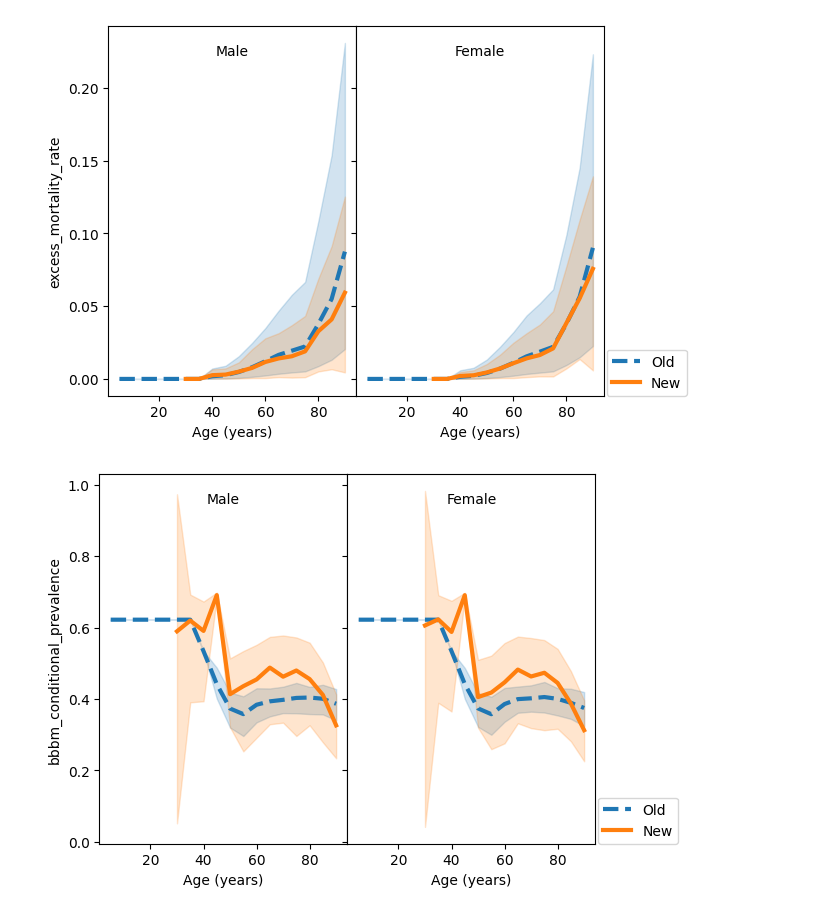
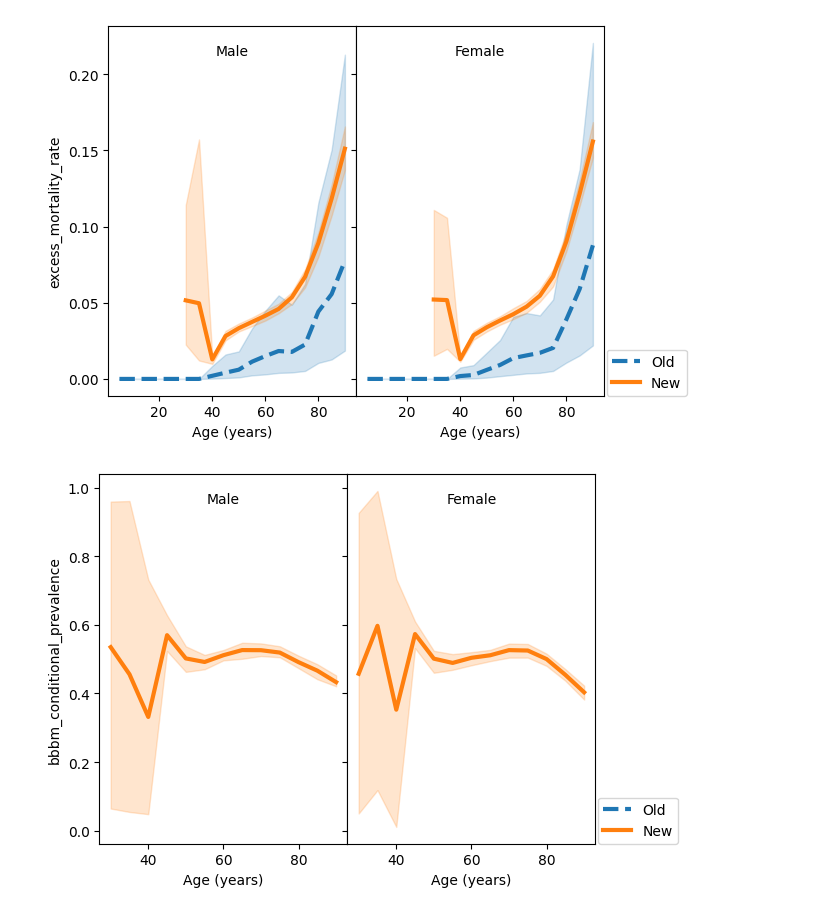
Before and after one commit to ihmeuw/vivarium_csu_alzheimers, a Jupyter notebook: generate_and_test_consistent_rates.ipynb, the cells around one changed output. Saved outputs shown, nothing was run; the diff lists cells and outputs as text; code cells hidden in the pictures.

Commit message:
update consistent rate test notebook

```diff
--- a/generate_and_test_consistent_rates.ipynb
+++ b/generate_and_test_consistent_rates.ipynb
@@ -19,3 +17,3 @@ WARNING:2025-10-21 09:44:47,812:jax._src.xla_bridge:864: An NVIDIA GPU may be pr
 # %%
-art = Artifact(path='united_states_of_america.hdf')
+art = Artifact(path='singapore.hdf')
 # %%
@@ -40,12 +64,19 @@ art = Artifact(path='united_states_of_america.hdf')
 # %%
 # write_or_replace(art, 'cause.alzheimers_consistent.susceptible_to_bbbm_transition_count', df)
 # %%
+def data_etl(data):
+    values = data.to_numpy()
+    summary = pd.concat(
+        [data.index.to_frame(index=False),
+         pd.DataFrame({'mean': values.mean(axis=1),
+                       '2.5%': np.quantile(values, 0.025, axis=1),
+                       '97.5%': np.quantile(values, 0.975, axis=1)})],
+        axis=1,
+    )
+    return summary[summary.age_end <= 95]
+
 def art_etl(key):
-    data = art.load(key)
-    data = (data.apply(pd.DataFrame.describe, percentiles=[0.025, 0.975], axis=1)
-            .filter(['mean', '2.5%', '97.5%']).reset_index())
-    data = data[data.age_end <= 95]
-    return data
+    return data_etl(art.load(key))
 # %%
 def age_group_plot(measure, art_old, art_new):
     fig, ax = plt.subplots(ncols=2, sharex=True, sharey=True)
@@ -95,13 +134,31 @@ age_group_plot('population_incidence_any', df_old, df_new)
 # %%
+# The single `cause.alzheimers_consistent.excess_mortality_rate` was split
+# into per-severity keys. Reconstruct a dementia-conditional EMR by
+# delta-weighting the three severities (renormalizing by the dementia
+# share, since BBBM/MCI states carry no EMR).
+emr_mild = art.load('cause.alzheimers_consistent.excess_mortality_rate_mild')
+emr_moderate = art.load('cause.alzheimers_consistent.excess_mortality_rate_moderate')
+emr_severe = art.load('cause.alzheimers_consistent.excess_mortality_rate_severe')
+delta_mild = art.load('cause.alzheimers_consistent.mild_dementia_conditional_prevalence')
+delta_moderate = art.load('cause.alzheimers_consistent.moderate_dementia_conditional_prevalence')
+delta_severe = art.load('cause.alzheimers_consistent.severe_dementia_conditional_prevalence')
+
+dementia_share = delta_mild + delta_moderate + delta_severe
+emr_dementia = (emr_mild * delta_mild
+                + emr_moderate * delta_moderate
+                + emr_severe * delta_severe) / dementia_share
+
 df_old = art_etl('cause.alzheimers_disease_and_other_dementias.excess_mortality_rate')
-df_new = art_etl('cause.alzheimers_consistent.excess_mortality_rate')
+df_new = data_etl(emr_dementia)
 age_group_plot('excess_mortality_rate', df_old, df_new)
 # %% [output]
-[figure, old version]
+[figure, new version]
 # %%
-df_old = art_etl('cause.alzheimers.bbbm_conditional_prevalence')
+# GBD has no pre-AD biomarker prevalence, so there is no "old" curve to
+# compare against; only plot the consistent-model output.
 df_new = art_etl('cause.alzheimers_consistent.bbbm_conditional_prevalence')
+df_old = df_new.iloc[[], :]
 age_group_plot('bbbm_conditional_prevalence', df_old, df_new)
 # %% [output]
-[figure, old version]
+[figure, new version]
 # %%
```
Also changed, not shown: parts of 11 cells of this notebook.
